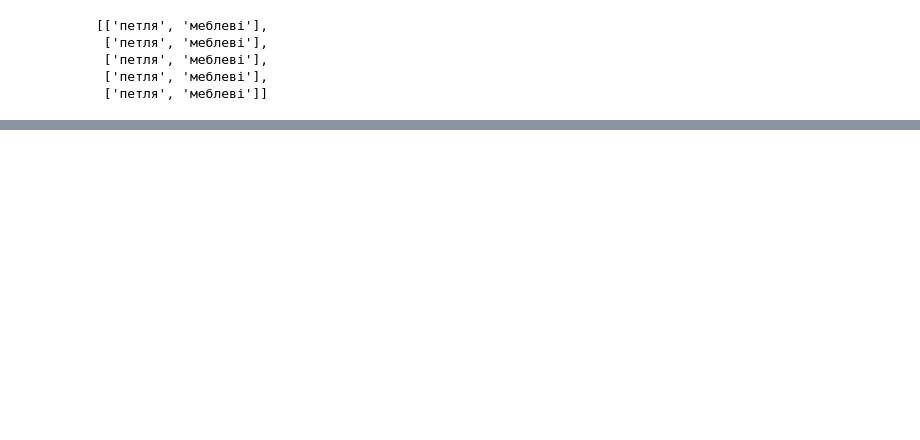
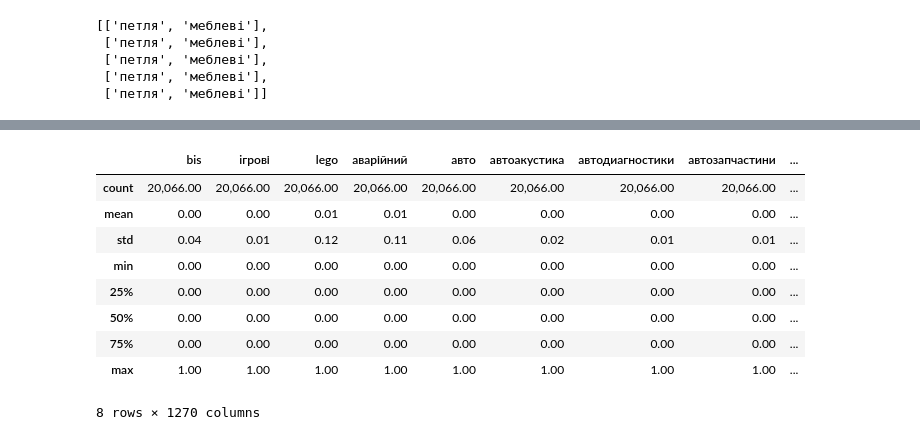
Before and after one commit to denisvivdenko/recommended-system-with-nlp, a Jupyter notebook: recommended_systems.ipynb, the cells around one changed output, grey strips where cells are left out. Cells and saved outputs as stored; diff of their text form; code cells hidden in the pictures; blank space fills up the shorter version.

Commit message:
feat: add clean pivot matrix of user queries

```diff
--- a/recommended_systems.ipynb
+++ b/recommended_systems.ipynb
@@ -350,2 +294,0 @@ customers_queries.head()["lem"].tolist()
-# %%
-customers_queries["lem"] = customers_queries["lem"].astype(str)
@@ -368,0 +295,2 @@ customers_queries.lem.str.split(",\s*", expand=True).iloc[:].stack().reset_index
+# %%
+customers_vs_queries = pd.DataFrame(customers_queries["lem"].tolist(), index=ndf.customer_id).stack().reset_index().pivot_table(index="customer_id", columns=0, fill_value=0, aggfunc='size')
@@ -368,0 +308,15 @@ customers_queries.lem.str.split(",\s*", expand=True).iloc[:].stack().reset_index
+# %%
+customers_vs_queries[customers_vs_queries > 0] = 1
+# %%
+customers_vs_queries.describe()
+# %% [output]
+|  | bis | iгрові | lego | аварійний | авто | автоакустика | автодиагностики | автозапчастини | ... |
+| count | 20,066.00 | 20,066.00 | 20,066.00 | 20,066.00 | 20,066.00 | 20,066.00 | 20,066.00 | 20,066.00 | ... |
+| mean | 0.00 | 0.00 | 0.01 | 0.01 | 0.00 | 0.00 | 0.00 | 0.00 | ... |
+| std | 0.04 | 0.01 | 0.12 | 0.11 | 0.06 | 0.02 | 0.01 | 0.01 | ... |
+| min | 0.00 | 0.00 | 0.00 | 0.00 | 0.00 | 0.00 | 0.00 | 0.00 | ... |
+| 25% | 0.00 | 0.00 | 0.00 | 0.00 | 0.00 | 0.00 | 0.00 | 0.00 | ... |
+| 50% | 0.00 | 0.00 | 0.00 | 0.00 | 0.00 | 0.00 | 0.00 | 0.00 | ... |
+| 75% | 0.00 | 0.00 | 0.00 | 0.00 | 0.00 | 0.00 | 0.00 | 0.00 | ... |
+| max | 1.00 | 1.00 | 1.00 | 1.00 | 1.00 | 1.00 | 1.00 | 1.00 | ... |
+8 rows × 1270 columns
```
Also changed, not shown: parts of 30 cells of this notebook.
